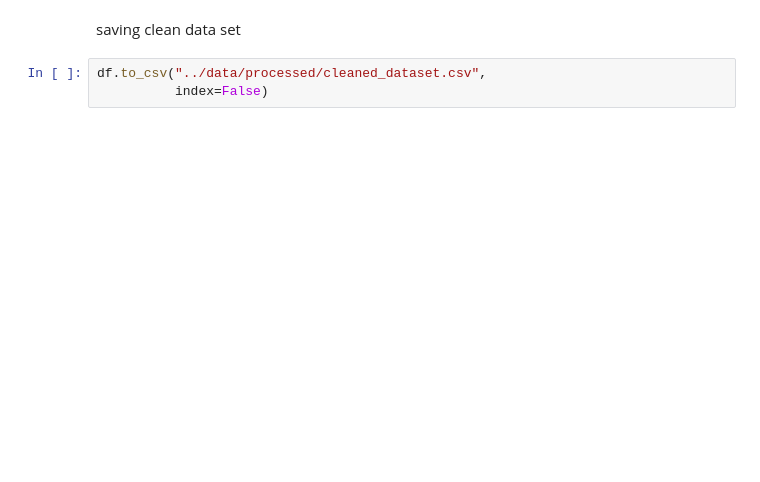
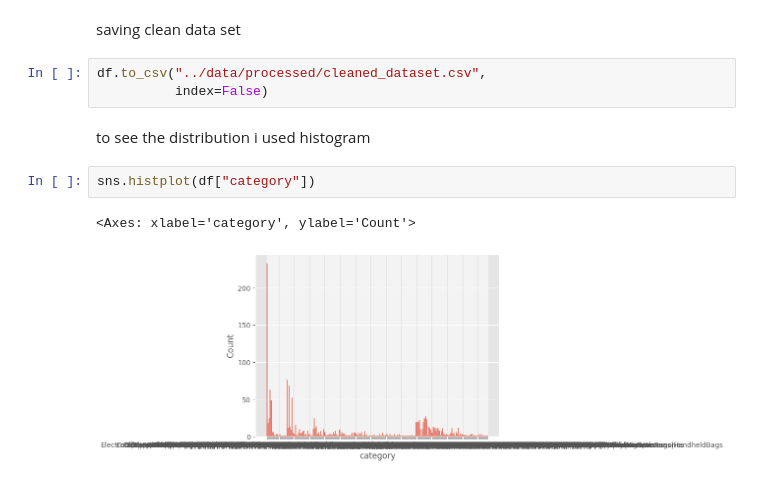
Before and after one commit to shreshthraturi/CodeAlpha_ExploratoryDataAnalysis-EDA, a Jupyter notebook: notebooks/EDA.ipynb, the cells around one changed output. Saved outputs shown, nothing was run; the diff lists cells and outputs as text; blank space fills up the shorter version.

```diff
--- a/notebooks/EDA.ipynb
+++ b/notebooks/EDA.ipynb
@@ -157,3 +159,10 @@ saving clean data set
 # %%
 df.to_csv("../data/processed/cleaned_dataset.csv",
           index=False)
+# %% [markdown]
+to see the distribution i used histogram
+# %%
+sns.histplot(df["category"])
+# %% [output]
+<Axes: xlabel='category', ylabel='Count'>
+[figure, added]
```
Also changed, not shown: parts of 1 cell of this notebook, 1 other file.
